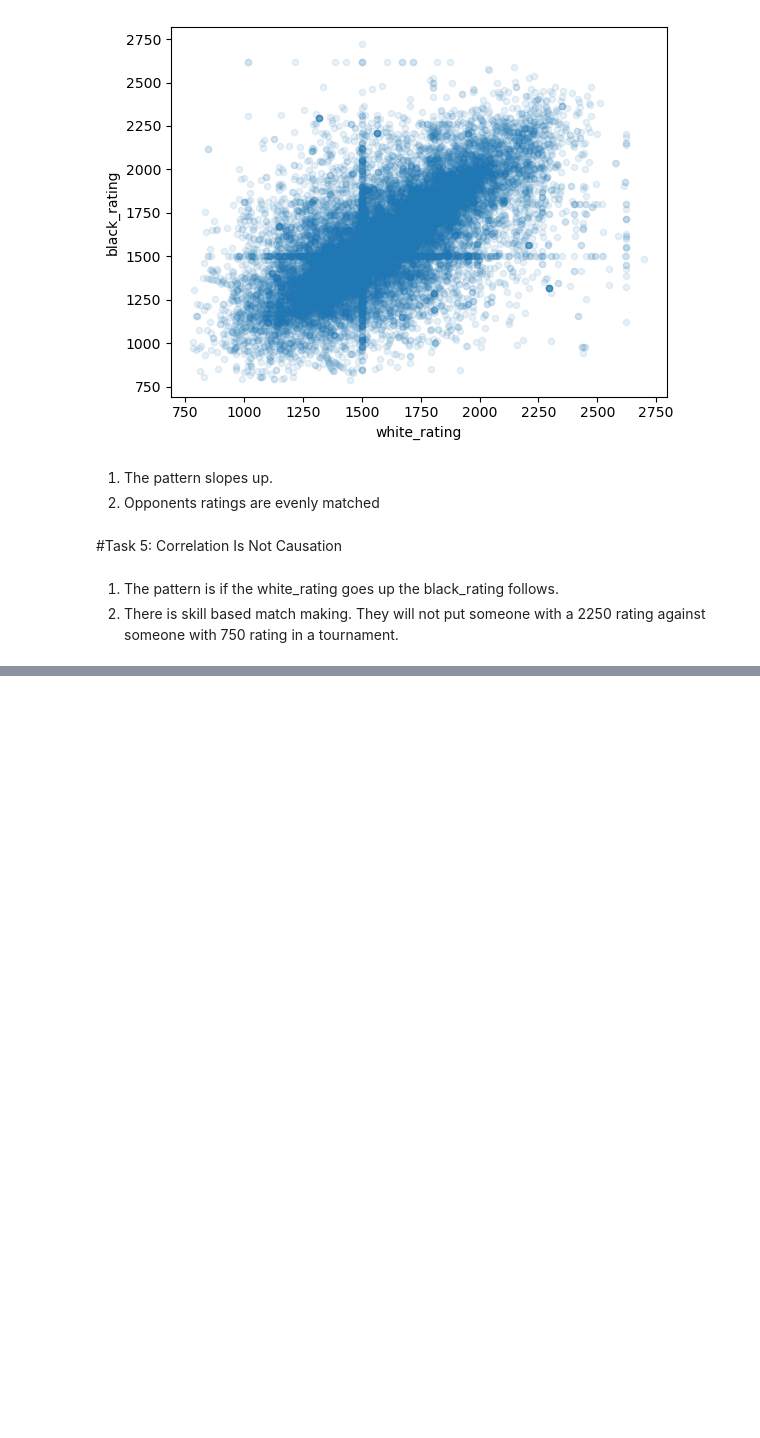
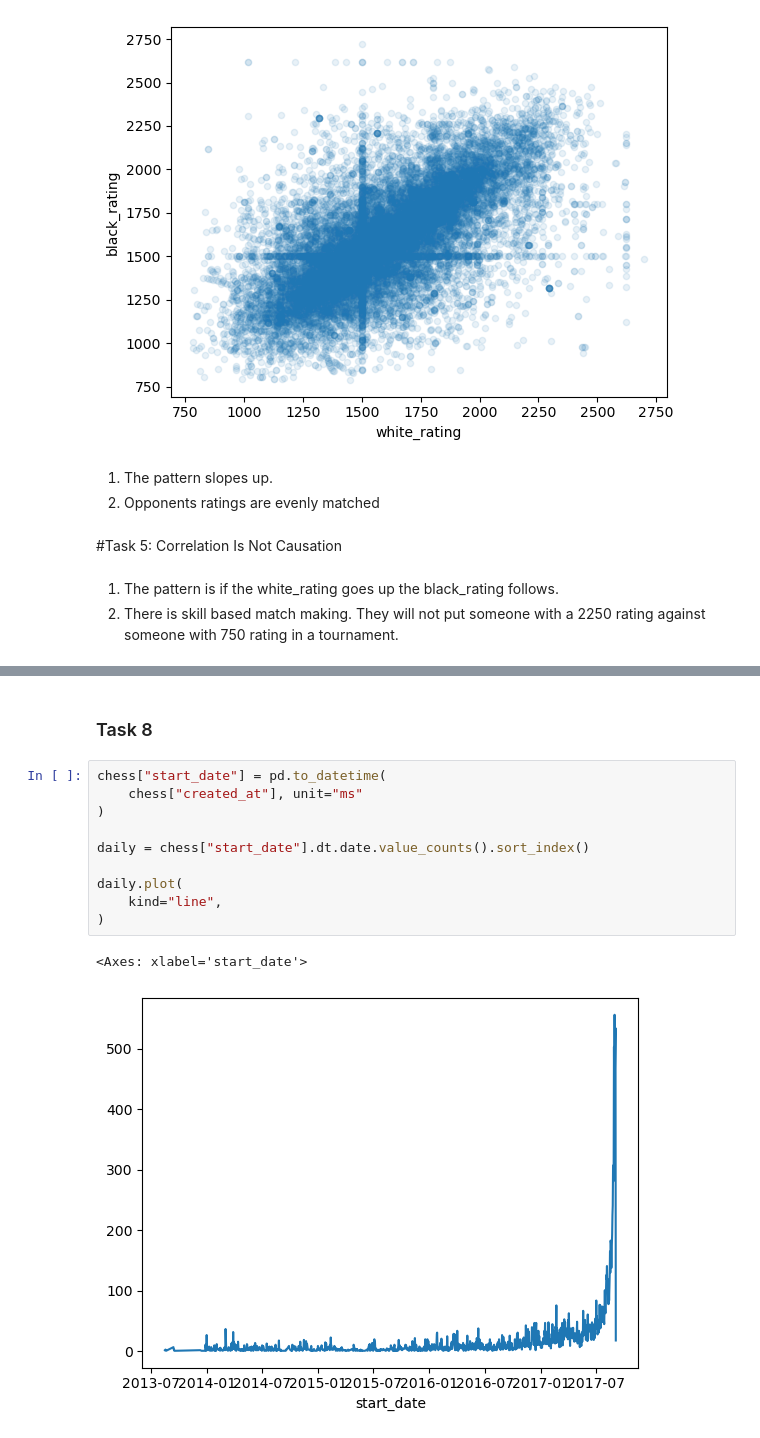
Before and after one commit to AndrewGriffith328/charts, a Jupyter notebook: charts.ipynb, the cells around one changed output, grey strips where cells are left out. Saved outputs shown, nothing was run; the diff lists cells and outputs as text; blank space fills up the shorter version.

```diff
--- a/charts.ipynb
+++ b/charts.ipynb
@@ -87,0 +123,15 @@ chess[['white_rating', 'black_rating']].plot(kind='scatter', x='white_rating', y
+# %% [markdown]
+### Task 8
+# %%
+chess["start_date"] = pd.to_datetime(
+    chess["created_at"], unit="ms"
+)
+
+daily = chess["start_date"].dt.date.value_counts().sort_index()
+
+daily.plot(
+    kind="line",
+)
+# %% [output]
+<Axes: xlabel='start_date'>
+[figure, added]
```
Also changed, not shown: parts of 7 cells of this notebook.
